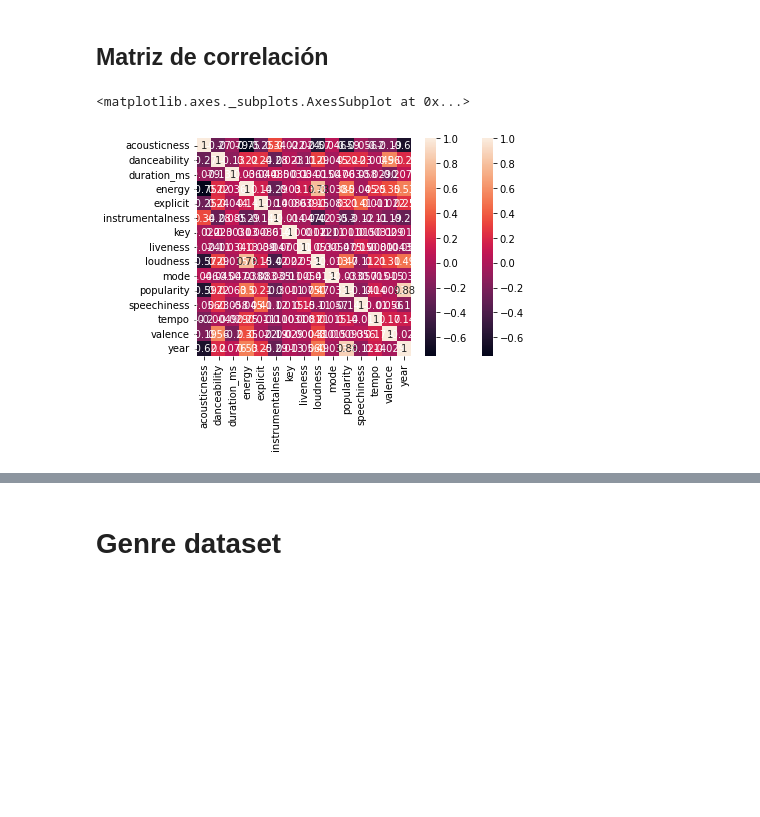
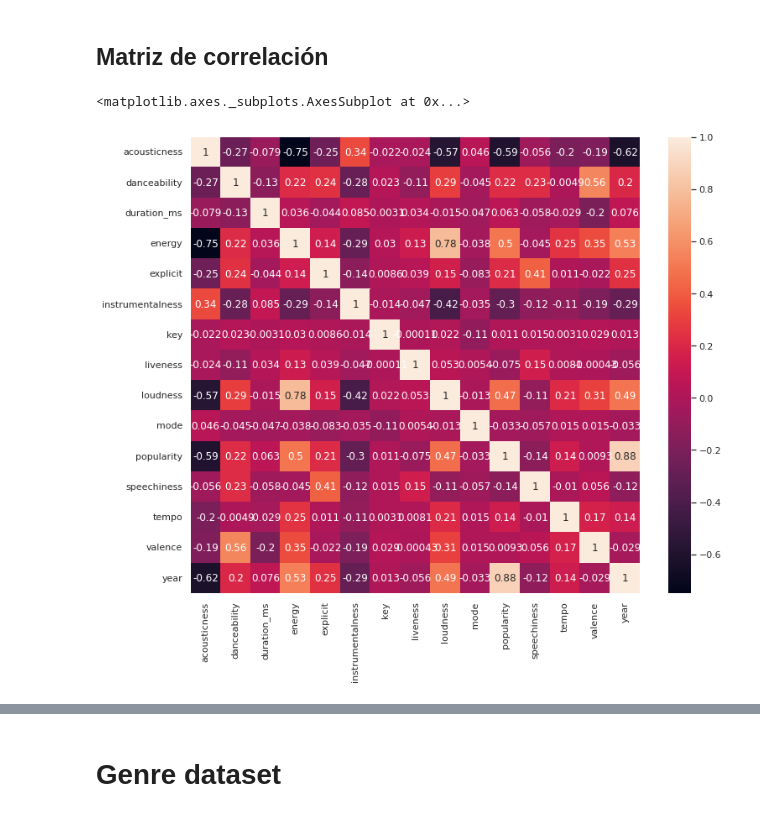
Before and after one commit to danielasenraoka/music_evolution, a Jupyter notebook: exploratory_anaysis.ipynb, the cells around one changed output, grey strips where cells are left out. Cells and saved outputs as stored; diff of their text form; code cells hidden in the pictures; blank space fills up the shorter version.

```diff
--- a/exploratory_anaysis.ipynb
+++ b/exploratory_anaysis.ipynb
@@ -204,6 +259,7 @@ df_all_decades_filter.head()
 ## Matriz de correlación
 # %%
 corr_matrix = df_all_decades_filter.corr()
-sn.heatmap(corr_matrix, annot=True)
+sns.set(rc = {'figure.figsize':(12,10)})
+sns.heatmap(corr_matrix, annot=True)
 # %% [output]
 <matplotlib.axes._subplots.AxesSubplot at 0x...>
@@ -249,8 +305,8 @@ memory usage: 24.6+ MB
 ## Matriz de correlación
 # %%
 corr_matrix_1921_2020 = df1921_2020.corr()
-sn.heatmap(corr_matrix_1921_2020, annot=True)
+sns.heatmap(corr_matrix_1921_2020, annot=True)
 # %% [output]
 <matplotlib.axes._subplots.AxesSubplot at 0x...>
-[figure, old version]
+[figure, new version]
 # %%
```
Also changed, not shown: parts of 10 cells of this notebook.
